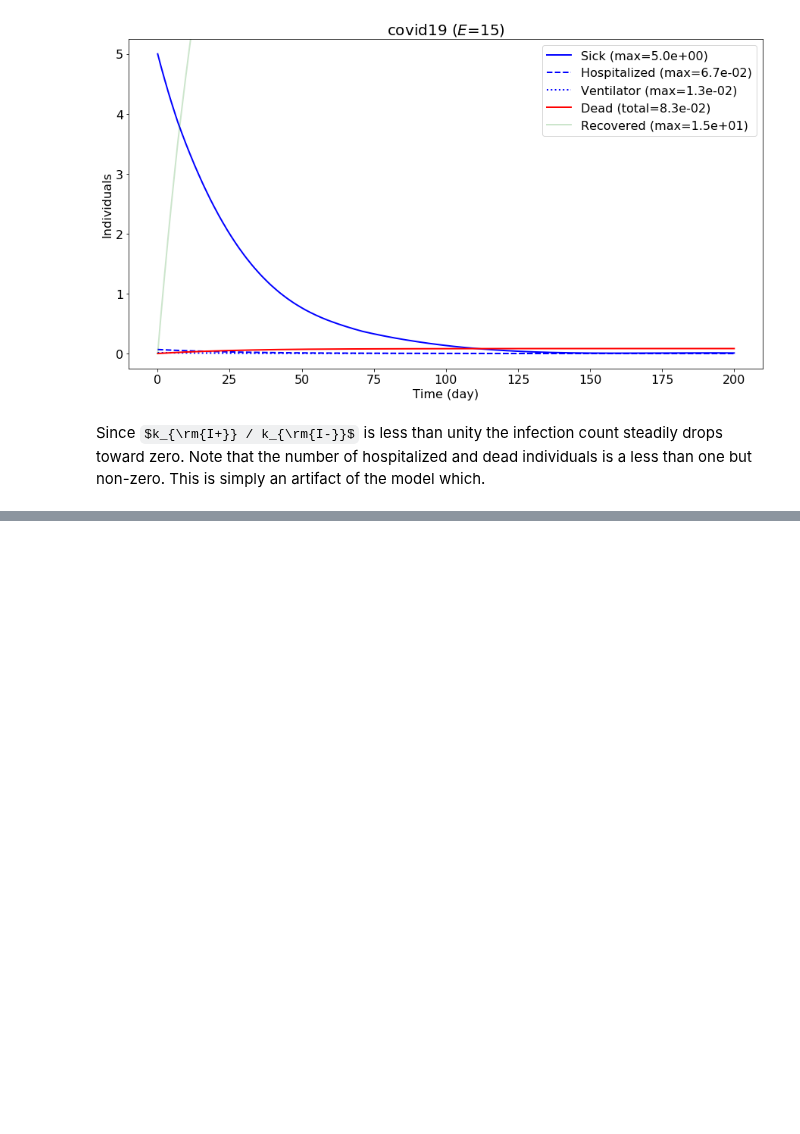
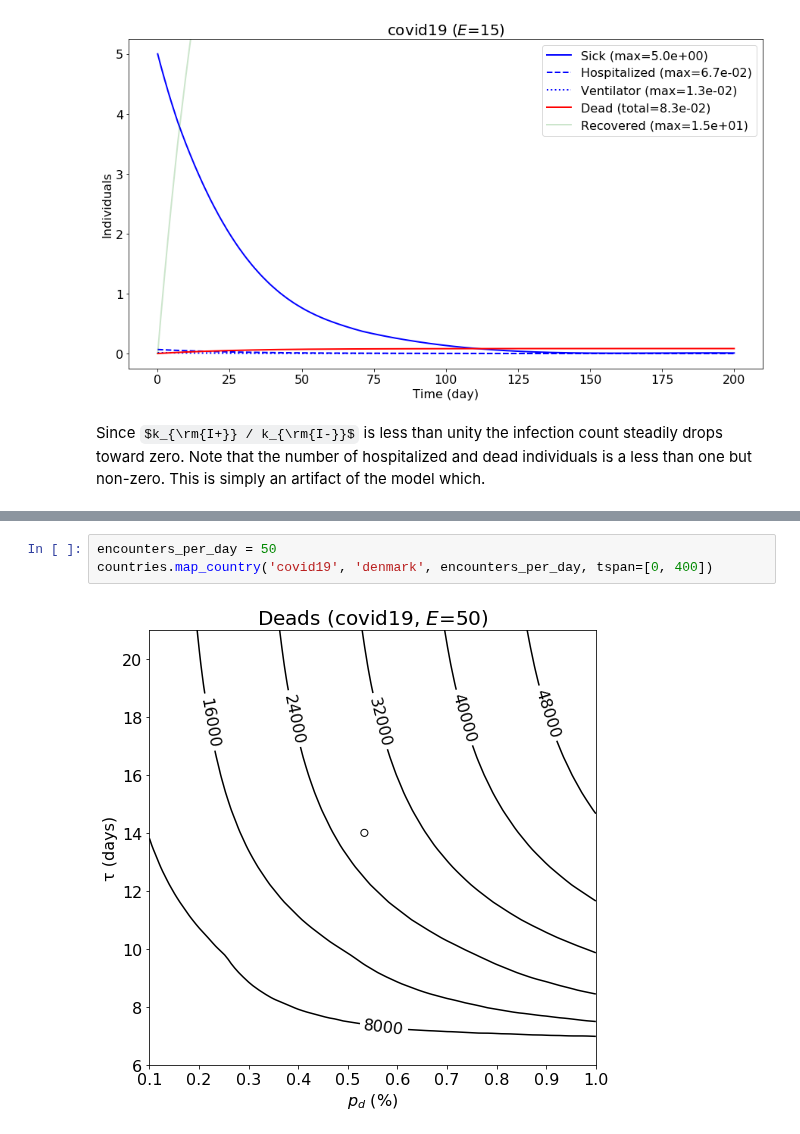
Before and after one commit to mrsonne/virus, a Jupyter notebook: virus.ipynb, the cells around one changed output, grey strips where cells are left out. Cells and saved outputs as stored; diff of their text form; some formulas as TeX source; blank space fills up the shorter version.

```diff
--- a/virus.ipynb
+++ b/virus.ipynb
@@ -172,0 +178,5 @@ Since $k_{\rm{I+}} / k_{\rm{I-}}$ is less than unity the infection count steadil
+# %%
+encounters_per_day = 50
+countries.map_country('covid19', 'denmark', encounters_per_day, tspan=[0, 400])
+# %% [output]
+[figure, added]
```
Also changed, not shown: parts of 2 cells of this notebook.
